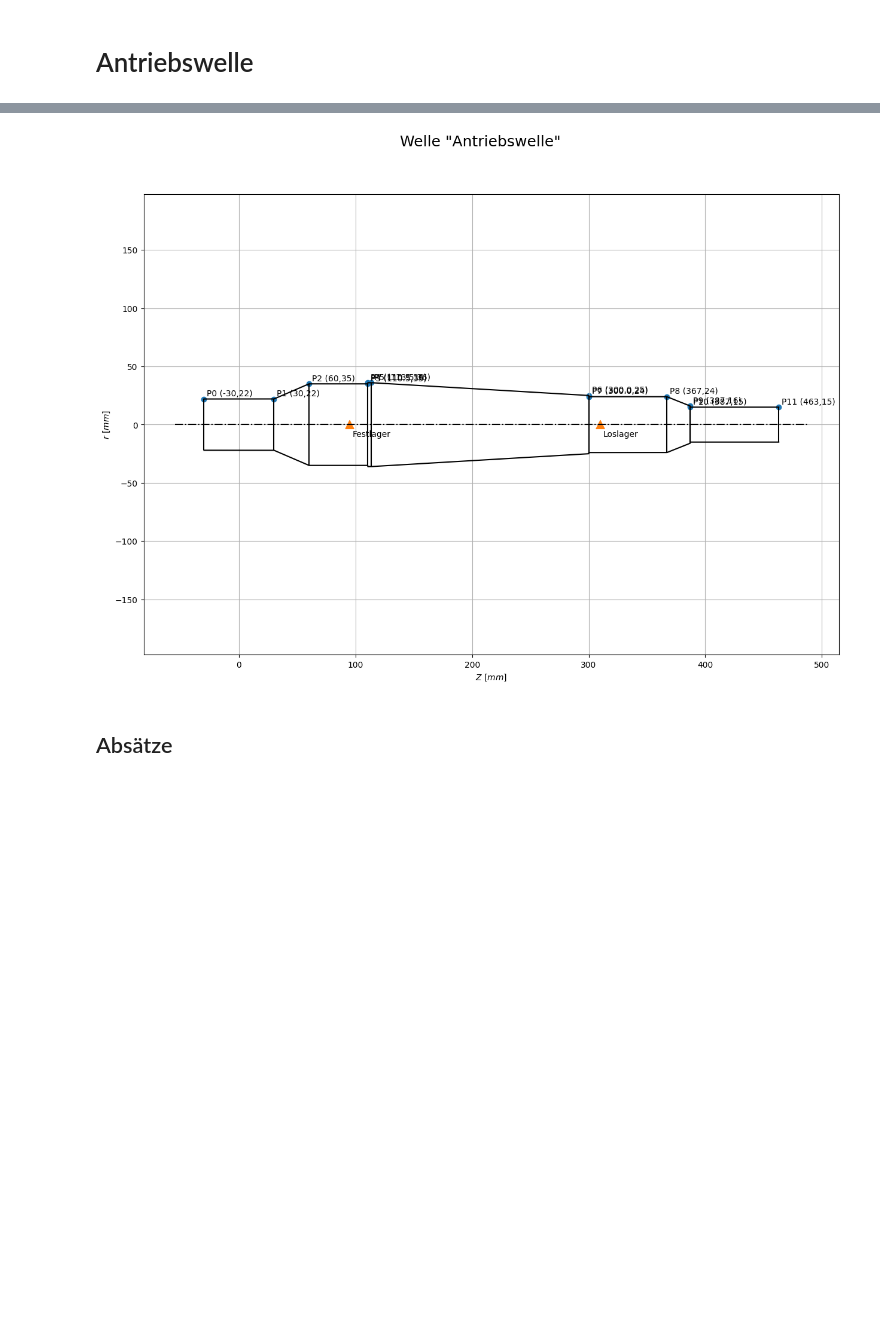
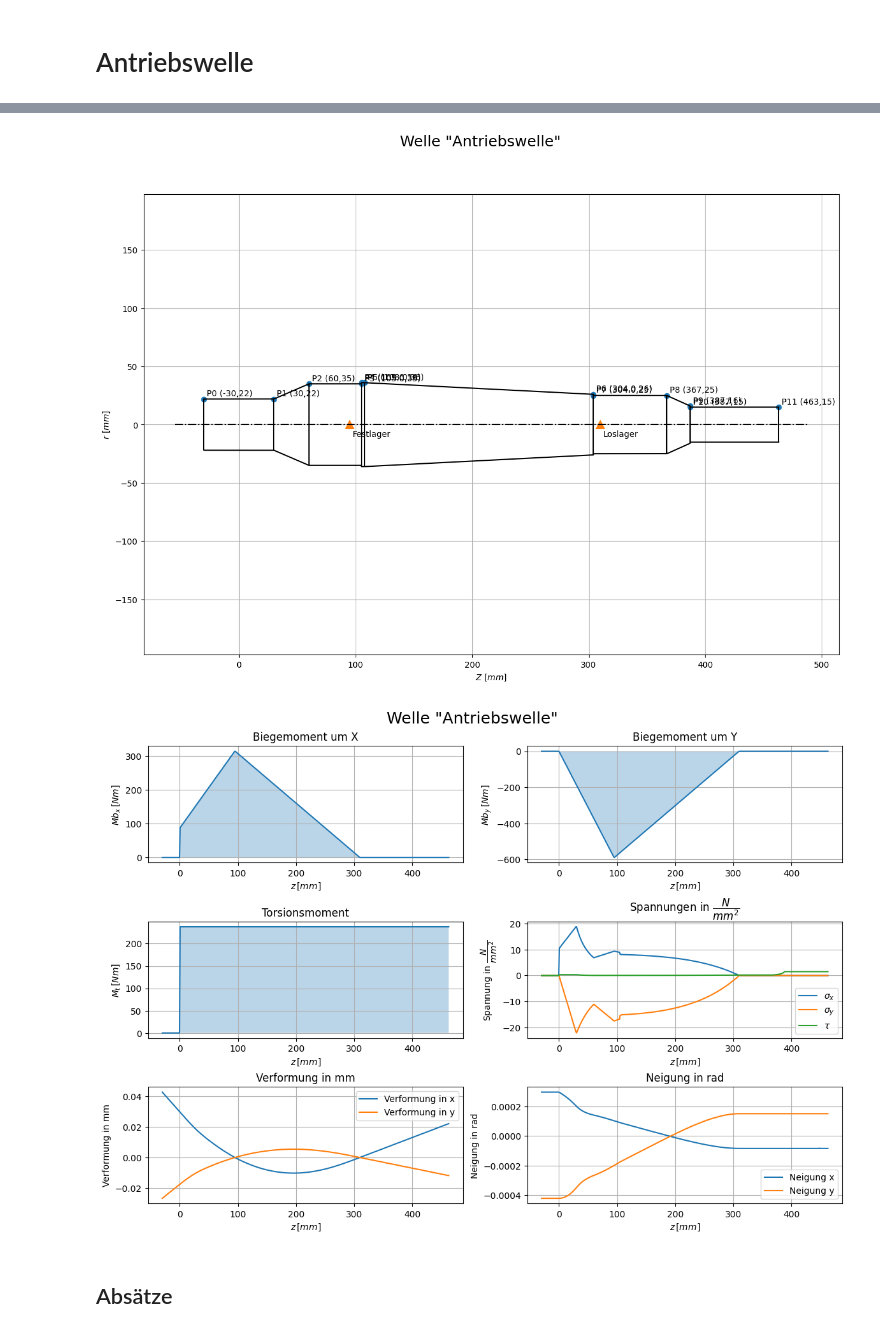
Before and after one commit to sydgtfzguhgfhtr/ME_Wellennachweis, a Jupyter notebook: Lager_und_Wellen.ipynb, the cells around one changed output, grey strips where cells are left out. Saved outputs shown, nothing was run; the diff lists cells and outputs as text; code cells hidden in the pictures; blank space fills up the shorter version.

```diff
--- a/Lager_und_Wellen.ipynb
+++ b/Lager_und_Wellen.ipynb
@@ -11,11 +30,11 @@ welle.Werkstoff.aus_csv_laden()
 # %%
 Festlager = 95
 Loslager  = 310
-B_fl = 31
-B_ll = 20
-Fr = -3280
-Ft = 6145
-Fa = -2237
+B_fl = 20
+B_ll = 12
+Fr = -2404
+Ft = 6207
+Fa = -2259
 
 geometrie = (
     (-30, 22),
@@ -25,10 +44,10 @@ geometrie = (
      (Festlager+B_fl/2,35),
      (Festlager+B_fl/2,36),
      (Festlager+B_fl/2+3, 36),
-     (Loslager-B_ll/2,25),
-     (Loslager-B_ll/2, 24),
+     (Loslager-B_ll/2,26),
+     (Loslager-B_ll/2, 25),
      #Loslager
-     (367, 24),
+     (367, 25),
      (387, 16),
      (387, 15),
      (463, 15)
@@ -61,7 +80,11 @@ Maximale Verformung Ges:  0.2523091509375321
 # %%
 Antriebswelle.welle_darstellen()
 # %% [output]
-[figure, old version]
+[figure, new version]
+# %%
+Antriebswelle.plots_alles()
+# %% [output]
+[figure, added]
 # %% [markdown]
 ## Absätze
 # %%
```
Also changed, not shown: parts of 43 cells of this notebook, 1 other file.
